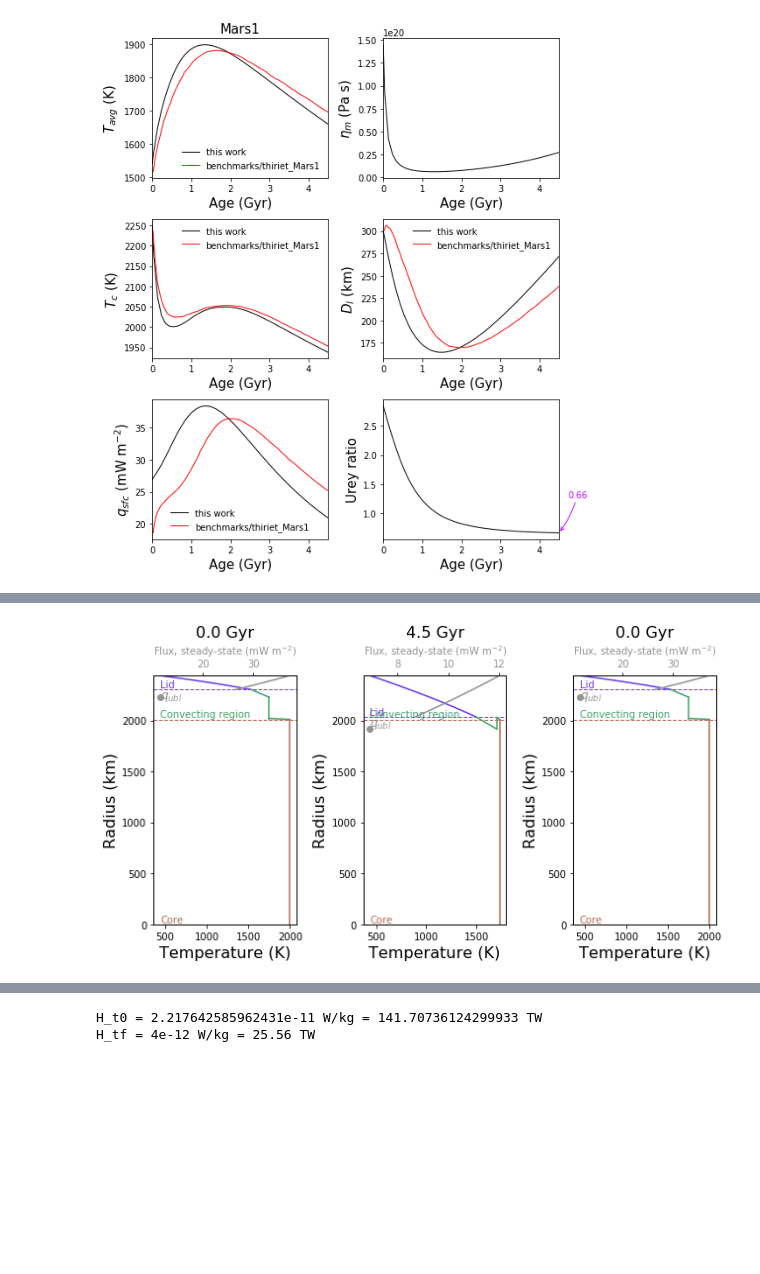
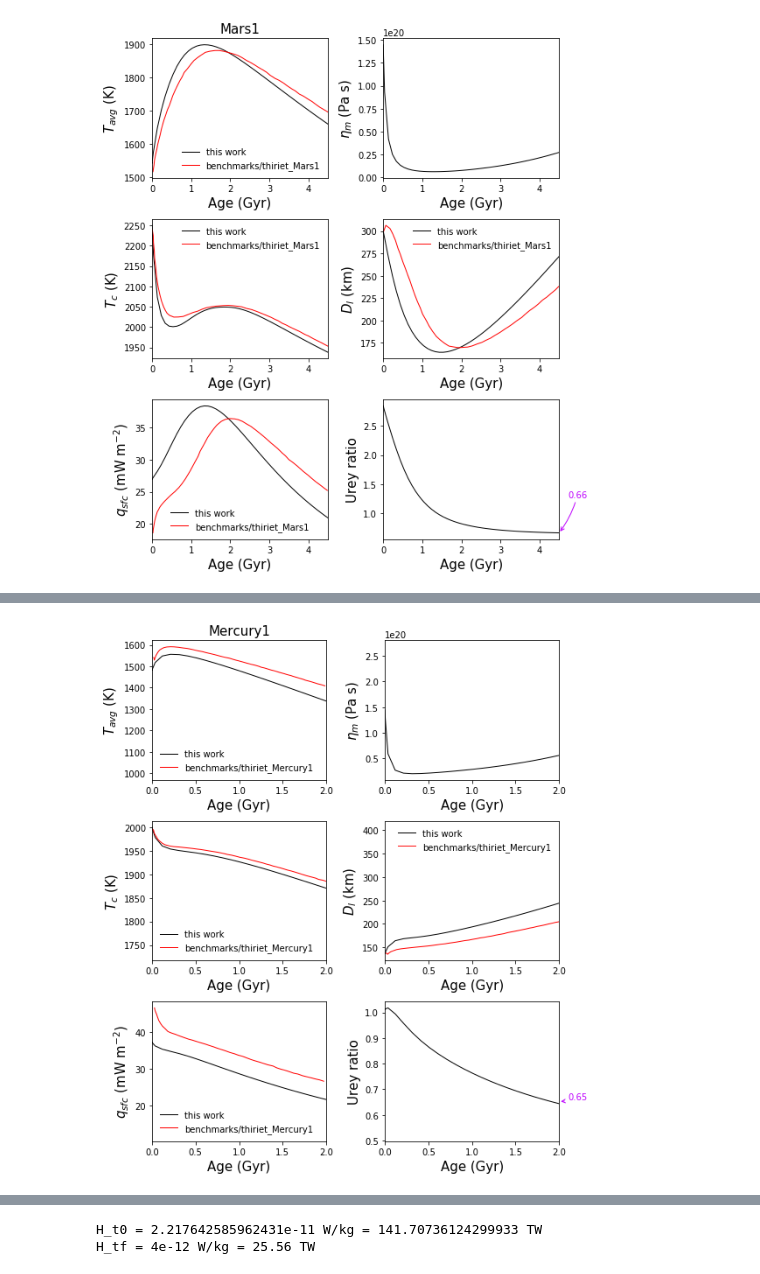
Before and after one commit to clairesworld/exo-top, a Jupyter notebook: top_model.ipynb, the cells around one changed output, grey strips where cells are left out. Cells and saved outputs as stored; diff of their text form; code cells hidden in the pictures; blank space fills up the shorter version.

Commit message:
visc evolution plots

```diff
--- a/top_model.ipynb
+++ b/top_model.ipynb
@@ -387,69 +401,50 @@ KeyError: 'CMF'
 # %%
 ######  reproduce Thiriet+ 2019 Mercury1
-fig_path = '/figs/' # '/space/cmg76/figs/' # office
-
-M_p = 3.285e23/M_E
-R_p0 = 2440e3
-R_c0 = 2010e3
-Ra_crit = 450
-T_m0 = 1750
-T_c0 = 2000
-D_l0 = 137e3 # initial lid thickness in m
-rho_m = 3500
-rho_c = 7200
-c_m = 1142
-c_c = 840
-beta_u = 0.335 # defaults to 1/3
-beta_c = None # defaults to 1/3
-a_rh = 2.54
-k_m = 4
-k_lm = 4
-alpha_m = 2.5e-5
-T_s = 440
-t_f = 4.5
-# viscosity
-Ea = 300e3
-eta_0 = 1e21
-T_ref = 1600
-X_K = 400 # initial abundance of K in wt ppm
-X_U = 28e-3 # initial abundane of U in wt ppm
-X_Th = 50e-3 # initial abundance of Th in wt ppm
-c_n = np.array([U_0_238, U_0_235, Th_0, K_0])*np.array([1, 1, X_Th/X_U, X_K/X_U]) # element abundance rel. to U
-p_n = [9.37e-5, 5.69e-4, 2.69e-5, 2.79e-5] # heating per kg of isotope
-lambda_n = np.array([0.155, 0.985, 0.0495, 0.555])*1e-9/years2sec # half life in sec
-H_0 = 5e-12 # radiogenic heating in W/kg at t_f
+fig_path = '/space/cmg76/figs/' # office
+fig_path = 'figs/' # laptop
+Mercury1 = tp.TerrestrialPlanet(M_p = 3.285e23,
+                                R_p0 = 2440e3,
+                                R_c0 = 2010e3,
+                                Ra_crit_u = 450,
+                                rho_m = 3500,
+                                rho_c = 7200,
+                                c_m = 1142,
+                                c_c = 840,
+                                beta_u = 0.335, # defaults to 1/3
+                                beta_c = None, # defaults to 1/3
+                                a_rh = 2.54,
+                                k_m = 4,
+                                k_lm = 4,
+                                alpha_m = 2.5e-5,
+                                T_s = 440,
+                                # viscosity
+                                Ea = 300e3,
+                                eta_0 = 1e21,
+                                T_ref = 1600,
+                                X_K = 400, # initial abundance of K in wt ppm
+                                X_U = 28e-3, # initial abundane of U in wt ppm
+                                X_Th = 50e-3, # initial abundance of Th in wt ppm
+                                H_0 = 5e-12, # radiogenic heating in W/kg at t_f
+                                ident='Mercury1'
+                            )
 
 # what to plot
-names = {'T_avg':'$T_{avg}$ (K)', 'q_core':'$q_{core}$ (mW m$^{-2}$)', 'T_c':'$T_c$ (K)', 'D_l':'$D_l$ (km)',
-         'q_sfc':'$q_{sfc}$ (mW m$^{-2}$)',
-         'urey':'Urey ratio',
-         #'q_ubl':'$q_{ubl}$ (mW m$^{-2}$)'
+names = {'T_avg':('$T_{avg}$ (K)',1),
+         'eta_m':('$\eta_m$ (Pa s)', 1),#'q_core':('$q_{core}$ (mW m$^{-2}$)',1e3),
+         'T_c':('$T_c$ (K)',1),
+         'D_l':('$D_l$ (km)',1e-3),
+         'q_sfc':('$q_{sfc}$ (mW m$^{-2}$)',1e3),
+         'urey':('Urey ratio',1),
         }
-ident='Mercury1'
+kwargs = dict(T_m0=1750, T_c0=2000, D_l0=137e3, t0=0, tf=4.5, visc_type='Thi', complexity=3) # model params
 
-kwargs = dict(Alb=Alb, rho_m=rho_m, H_0=H_0, c_n=c_n, p_n=p_n, lambda_n=lambda_n,
-                 L=L*L_sun, Ra_crit_u=Ra_crit, adiabats=0, R_p0=R_p0, R_c0=R_c0,
-                 alpha_m=alpha_m, k_m=k_m, CMF=None, rho_c=rho_c, rho_lith=rho_lith, visc_type='Thi',
-                 c_m=c_m, #<----??? TODO: check if you need constant volume c_p
-                 c_c=c_c, k_lm=k_lm, beta_u=beta_u, beta_c=beta_c, a_rh=a_rh,
-                 Ea=Ea, eta_0=eta_0, T_ref=T_ref, T_s=T_s, M_p=M_p*M_E, a=a*AU2m,
-                 T_m0=T_m0, T_c0=T_c0, D_l0 = D_l0, t0=0, tf=t_f*1e9*years2sec)
 
-f_Mercury1 = therm.solve(**kwargs)
+Mercury1 = therm.solve(Mercury1, **kwargs)
 
 save=False
-snaps(f_Mercury1, plot_snapshots=[0, 4.5], fig_path=fig_path, plots_save=save, ident=ident, **kwargs)
-plot_output(f_Mercury1, names, tspan=(0, 2), ncols=2, plots_save=save, fig_path=fig_path,
-            compare_dir='benchmarks/thiriet_Mercury1', ident=ident, **kwargs)
-# plot_qsfc_error(f_Mercury1, compare_dir='benchmarks/thiriet_Mercury1', fig_path=fig_path, plots_save=save,
-#                 ident=ident, **kwargs)
-
-f_Mercury1 = solve(complexity=2, **kwargs)
-plot_output(f_Mercury1, names, complexity=2, tspan=(0, 2), ncols=2, plots_save=False, fig_path=fig_path,
-            compare_dir='benchmarks/thiriet_Mercury1', ident=ident, **kwargs)
-f_Mercury1 = solve(complexity=1, **kwargs)
-plot_output(f_Mercury1, names, complexity=1, tspan=(0, 2), ncols=2, plots_save=False, fig_path=fig_path,
-            compare_dir='benchmarks/thiriet_Mercury1', ident=ident, **kwargs)
+# snaps(Mercury1, plot_snapshots=[0, 4.5], fig_path=fig_path, plots_save=save, ident=ident, **kwargs)
+plot_output(Mercury1, names, tspan=(0, 2), ncols=2, plots_save=save, fig_path=fig_path,
+            compare_dir='benchmarks/thiriet_Mercury1', **kwargs)
 # %% [output]
         n timesteps = 70
 $t_f$ = 4.5 Gyr
@@ -493 +462 @@ q_sfc(t=0) 29.54 mW m^-3
-[figure, old version]
+[figure, new version]
```
Also changed, not shown: parts of 5 cells of this notebook, 10 other files.
